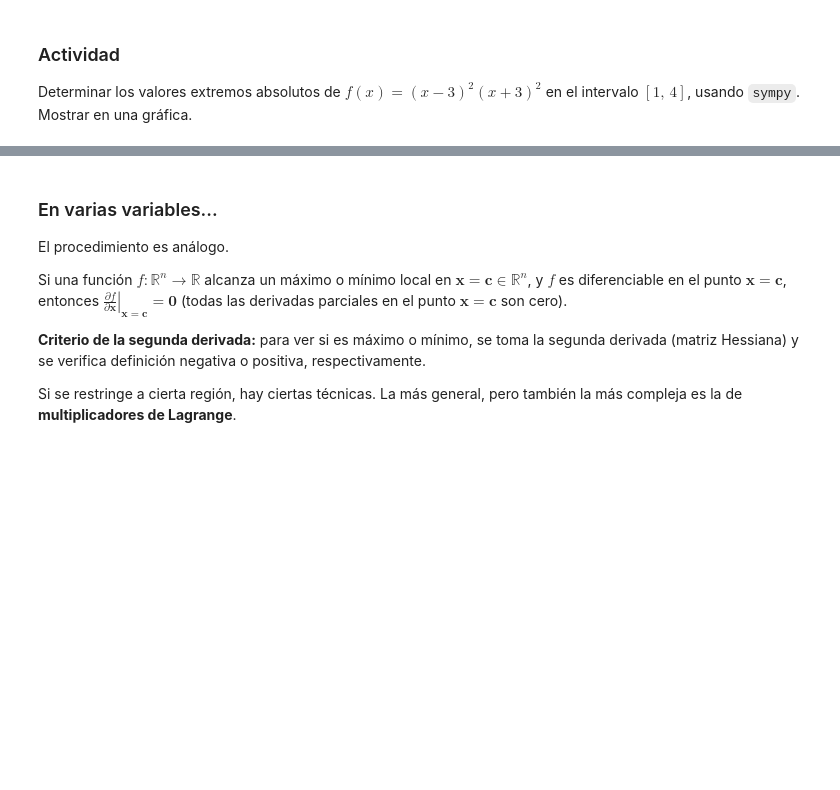
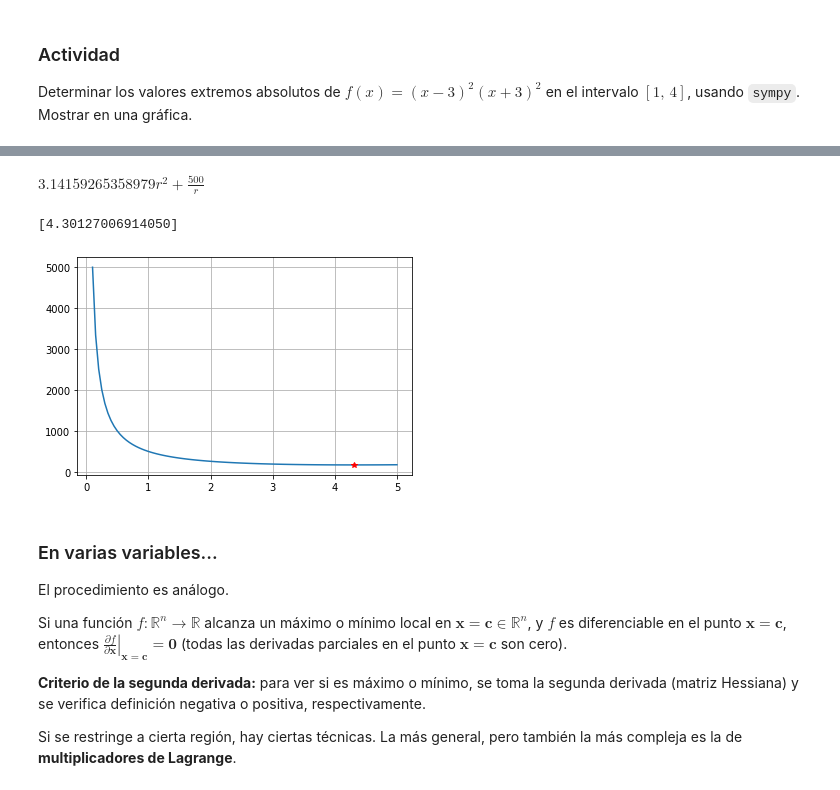
Before and after one commit to DanielFloresGarcia/SimMat2021P, a Jupyter notebook: Optimización/Funciones escalares.ipynb, the cells around one changed output, grey strips where cells are left out. Saved outputs shown, nothing was run; the diff lists cells and outputs as text; code cells hidden in the pictures; blank space fills up the shorter version.

```diff
--- a/Optimización/Funciones escalares.ipynb
+++ b/Optimización/Funciones escalares.ipynb
@@ -456,3 +497,28 @@ Determinar los valores extremos absolutos de  $f(x) = (x-3)^2(x+3)^2$ en el inte
+# %%
+import numpy as np
+import matplotlib.pyplot as plt
+import sympy as sym
+
+def S(r):
+    return np.pi*r**2+500/r
+sym.var('r',real=True)
+S(r)
+# %% [output]
+$\displaystyle 3.14159265358979 r^{2} + \frac{500}{r}$
+# %%
+dS=sym.diff(S(r),r)
+c=sym.solve(dS,r)
+c
+# %% [output]
+[4.30127006914050]
+# %%
+x=np.linspace(0.1,5,100)
+y=S(x)
+plt.plot(x,y)
+plt.plot(c[0],S(c[0]),'*r')
+plt.grid()
+# %% [output]
+[figure, added]
 # %% [markdown]
 ### En varias variables...
 
```
Also changed, not shown: parts of 10 cells of this notebook, 5 other files.
